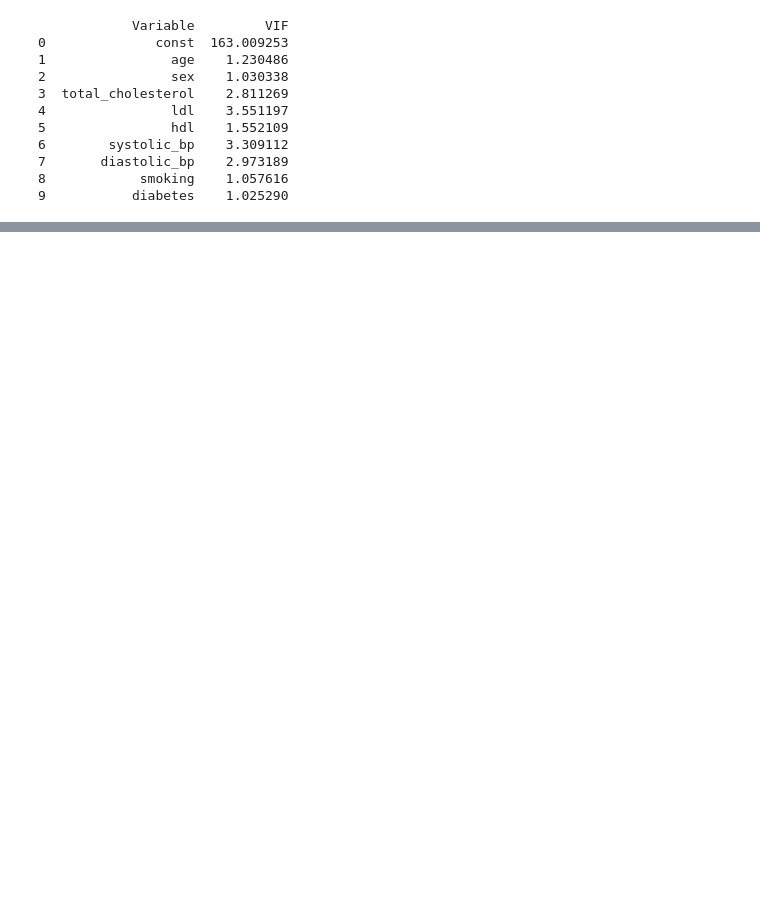
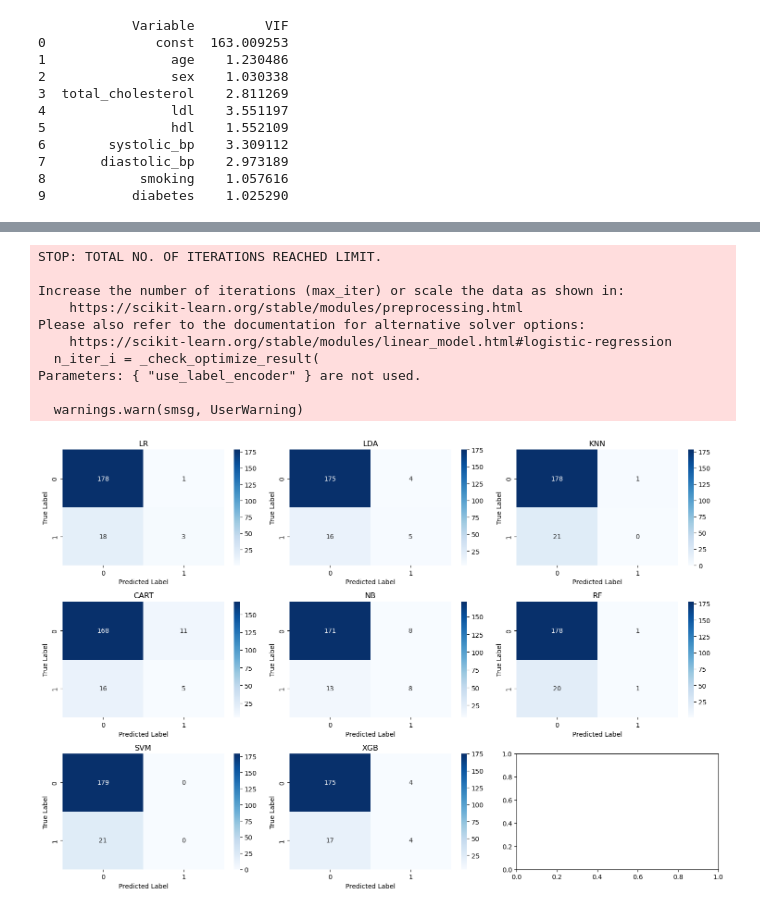
Before and after one commit to stephTchembeu/Heart_Attack_Risk_Assessment, a Jupyter notebook: script/hear_attack_analysis.ipynb, the cells around one changed output, grey strips where cells are left out. Saved outputs shown, nothing was run; the diff lists cells and outputs as text; code cells hidden in the pictures; blank space fills up the shorter version.

```diff
--- a/script/hear_attack_analysis.ipynb
+++ b/script/hear_attack_analysis.ipynb
@@ -597,0 +552,52 @@ ValueError: The indices for endog and exog are not aligned
+# %%
+# interpratation of it's coefficient and variance analysis
+import numpy as np
+import matplotlib.pyplot as plt
+import seaborn as sns
+from sklearn.metrics import confusion_matrix
+from sklearn.model_selection import KFold
+
+# Define number of models for subplot layout
+n_models = len(models)
+n_cols = 3  # Number of columns in the subplot grid
+n_rows = (n_models // n_cols) + (n_models % n_cols > 0)  # Calculate rows needed
+
+# Create a figure with subplots
+fig, axes = plt.subplots(n_rows, n_cols, figsize=(15, 10))
+axes = axes.flatten()  # Flatten the axes array for easy indexing
+
+# Iterate through models and plot confusion matrix
+for i, (name, model) in enumerate(models):
+    try:
+        # Train model and predict
+        model.fit(X_train, y_train)
+        y_pred = model.predict(X_test)
+
+        # Compute confusion matrix
+        cm = confusion_matrix(y_test, y_pred)
+
+        # Plot confusion matrix
+        sns.heatmap(cm, annot=True, fmt='d', cmap='Blues', ax=axes[i])
+        axes[i].set_title(name)
+        axes[i].set_xlabel("Predicted Label")
+        axes[i].set_ylabel("True Label")
+
+    except Exception as e:
+        print(f"Error processing {name}: {e}")
+        fig.delaxes(axes[i])  # Remove the subplot if the model fails
+
+# Adjust layout
+plt.tight_layout()
+plt.show()
+# %% [output]
+STOP: TOTAL NO. OF ITERATIONS REACHED LIMIT.
+
+Increase the number of iterations (max_iter) or scale the data as shown in:
+    https://scikit-learn.org/stable/modules/preprocessing.html
+Please also refer to the documentation for alternative solver options:
+    https://scikit-learn.org/stable/modules/linear_model.html#logistic-regression
+  n_iter_i = _check_optimize_result(
+Parameters: { "use_label_encoder" } are not used.
+
+  warnings.warn(smsg, UserWarning)
+[figure, added]
```
Also changed, not shown: parts of 28 cells of this notebook.
